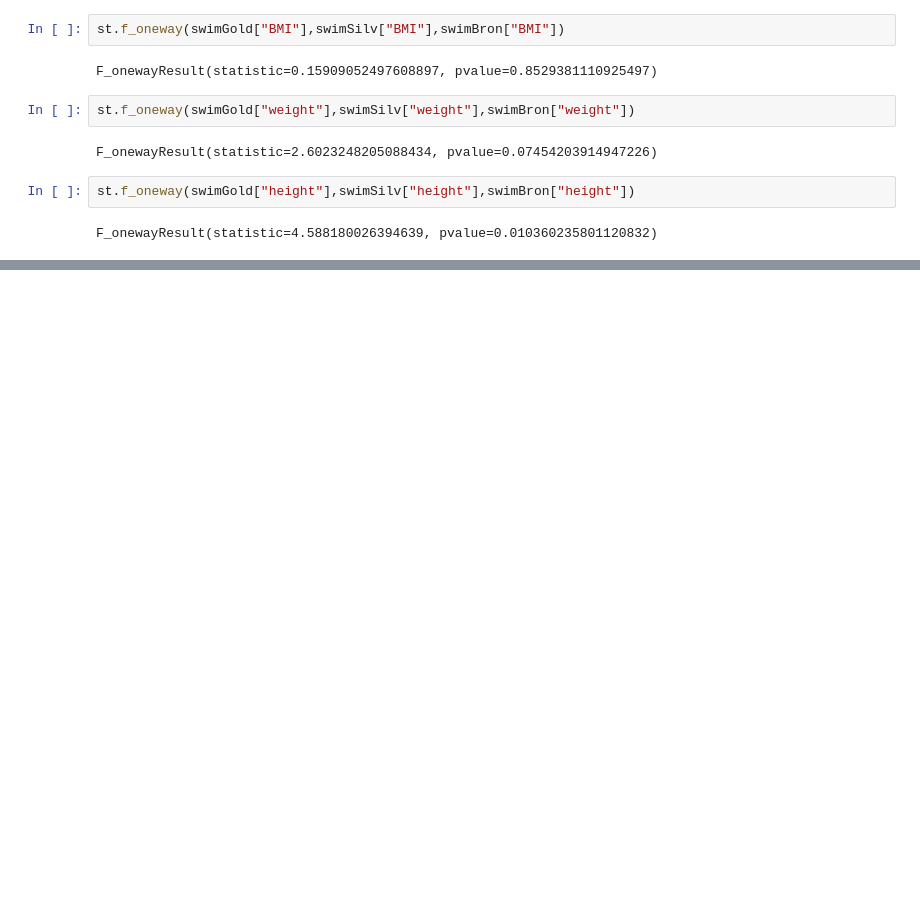
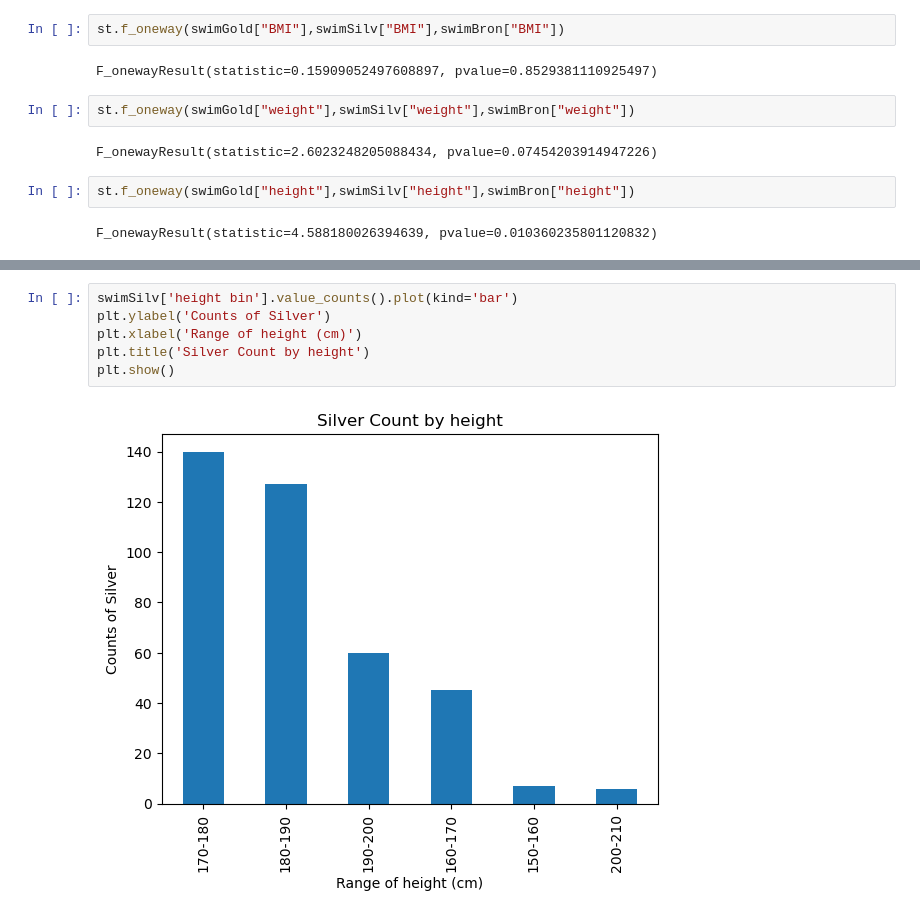
Before and after one commit to kylechou2873/SMU-Project1, a Jupyter notebook: KyleC_Swim/dataRead.ipynb, the cells around one changed output, grey strips where cells are left out. Saved outputs shown, nothing was run; the diff lists cells and outputs as text; blank space fills up the shorter version.

```diff
--- a/KyleC_Swim/dataRead.ipynb
+++ b/KyleC_Swim/dataRead.ipynb
@@ -269,0 +304,8 @@ F_onewayResult(statistic=4.588180026394639, pvalue=0.010360235801120832)
+# %%
+swimSilv['height bin'].value_counts().plot(kind='bar')
+plt.ylabel('Counts of Silver')
+plt.xlabel('Range of height (cm)')
+plt.title('Silver Count by height')
+plt.show()
+# %% [output]
+[figure, added]
```
Also changed, not shown: parts of 4 cells of this notebook.
